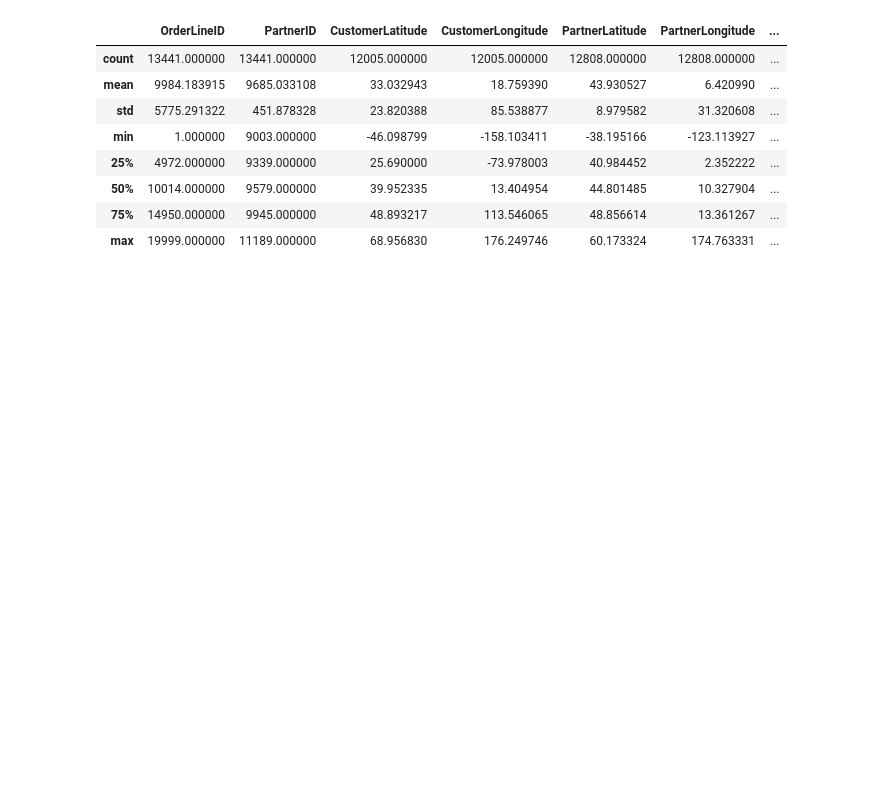
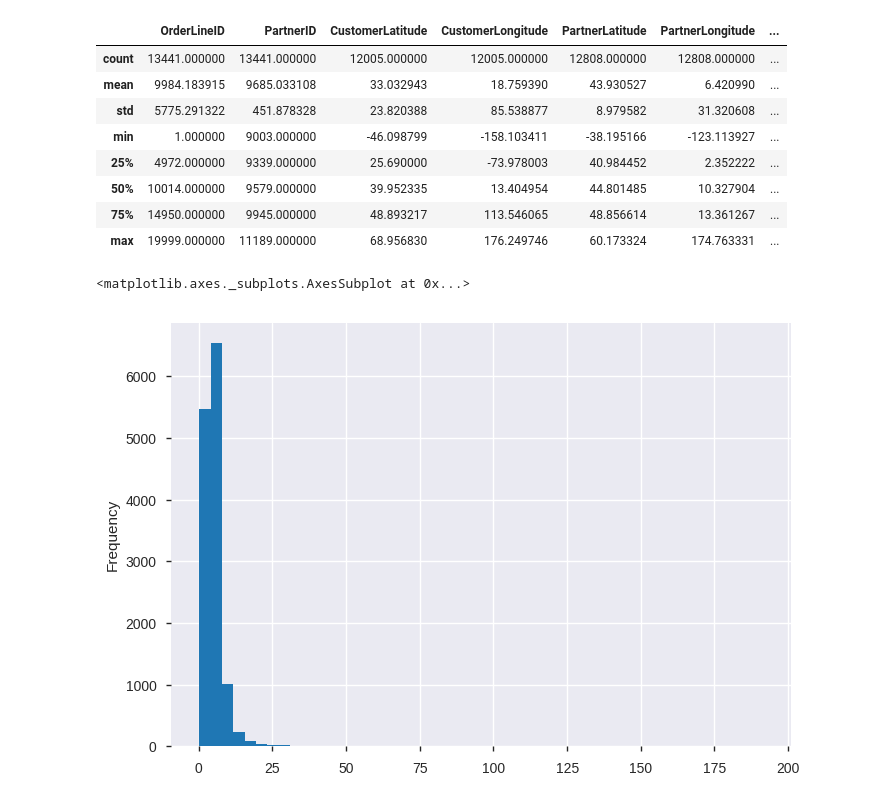
Before and after one commit to pereiralabs/publiclab, a Jupyter notebook: projects/edd-case-study_fraud/Exploratory_Data_Analysis.ipynb, the cells around one changed output. Cells and saved outputs as stored; diff of their text form; code cells hidden in the pictures; blank space fills up the shorter version.

```diff
--- a/projects/edd-case-study_fraud/Exploratory_Data_Analysis.ipynb
+++ b/projects/edd-case-study_fraud/Exploratory_Data_Analysis.ipynb
@@ -88,0 +146,6 @@ df.DeliveryTime.plot.bar()
+# %%
+# Delivery Time Histogram
+df.DeliveryTime.plot.hist(bins=50)
+# %% [output]
+<matplotlib.axes._subplots.AxesSubplot at 0x...>
+[figure, added]
```
Also changed, not shown: parts of 40 cells of this notebook, 3 other files.
